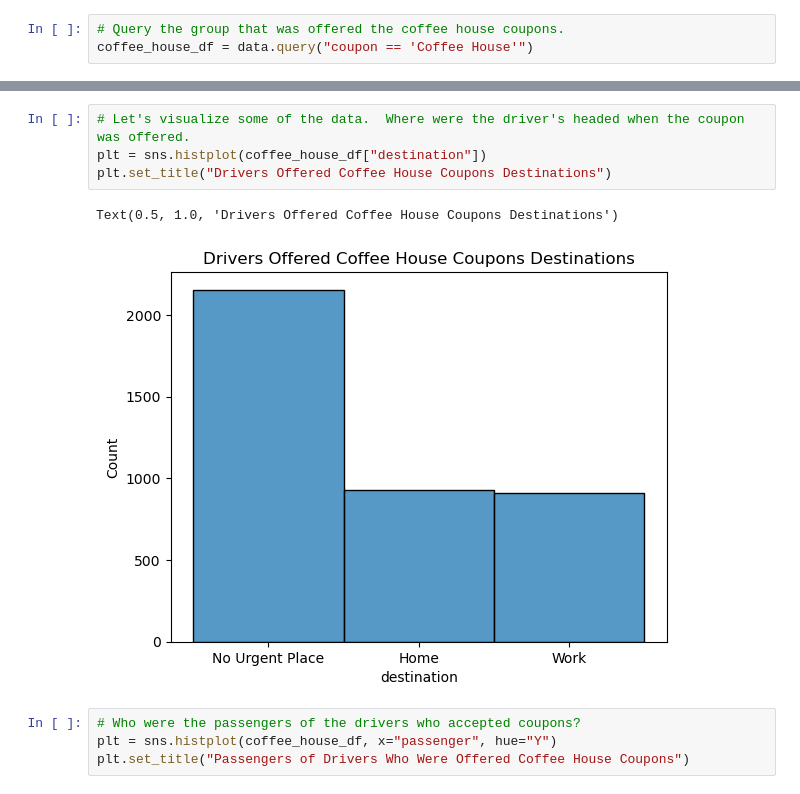
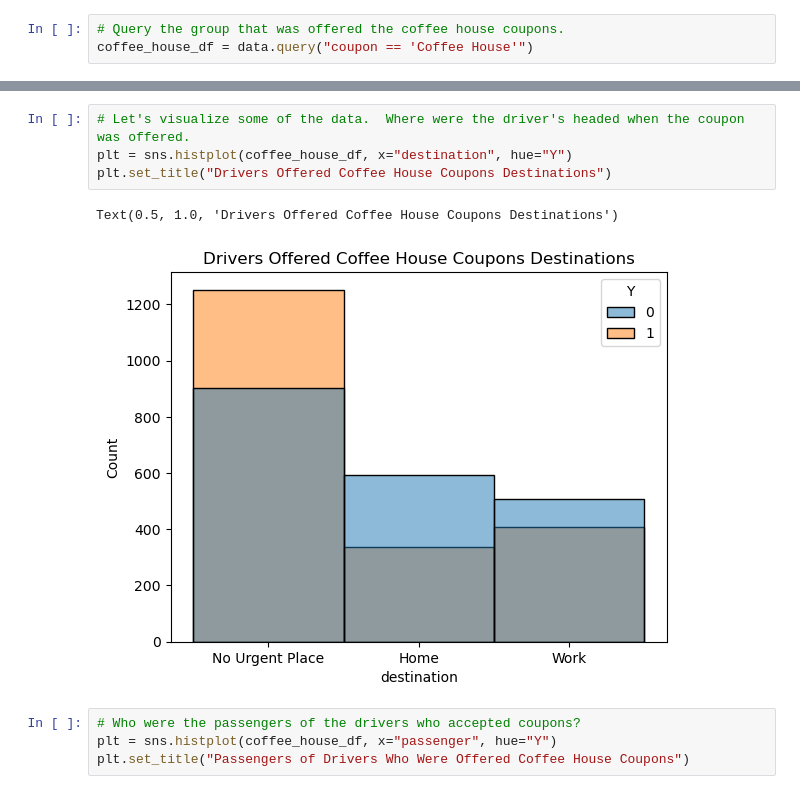
Before and after one commit to Nublaikhan/berkeley-ai-ml-cert, a Jupyter notebook: assignment_5_1/prompt.ipynb, the cells around one changed output, grey strips where cells are left out. Saved outputs shown, nothing was run; the diff lists cells and outputs as text.

```diff
--- a/assignment_5_1/prompt.ipynb
+++ b/assignment_5_1/prompt.ipynb
@@ -238,10 +257,10 @@ coffee_house_df = data.query("coupon == 'Coffee House'")
 # %%
 # Let's visualize some of the data.  Where were the driver's headed when the coupon was offered.
-plt = sns.histplot(coffee_house_df["destination"])
+plt = sns.histplot(coffee_house_df, x="destination", hue="Y")
 plt.set_title("Drivers Offered Coffee House Coupons Destinations")
 # %% [output]
 Text(0.5, 1.0, 'Drivers Offered Coffee House Coupons Destinations')
-[figure, old version]
+[figure, new version]
 # %%
 # Who were the passengers of the drivers who accepted coupons?
 plt = sns.histplot(coffee_house_df, x="passenger", hue="Y")
```
Also changed, not shown: parts of 11 cells of this notebook, 1 other file.
